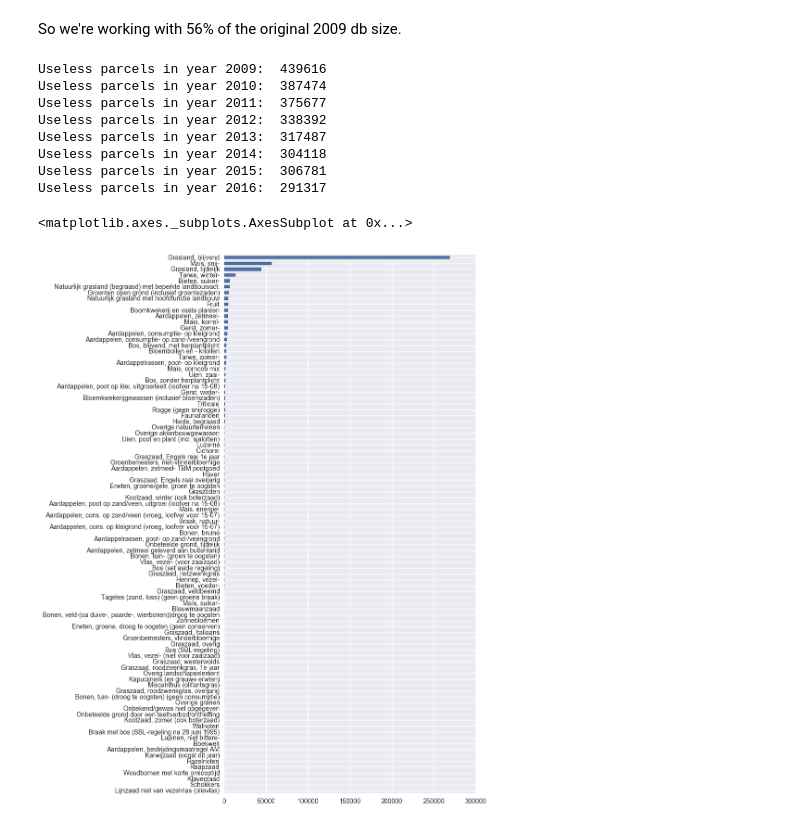
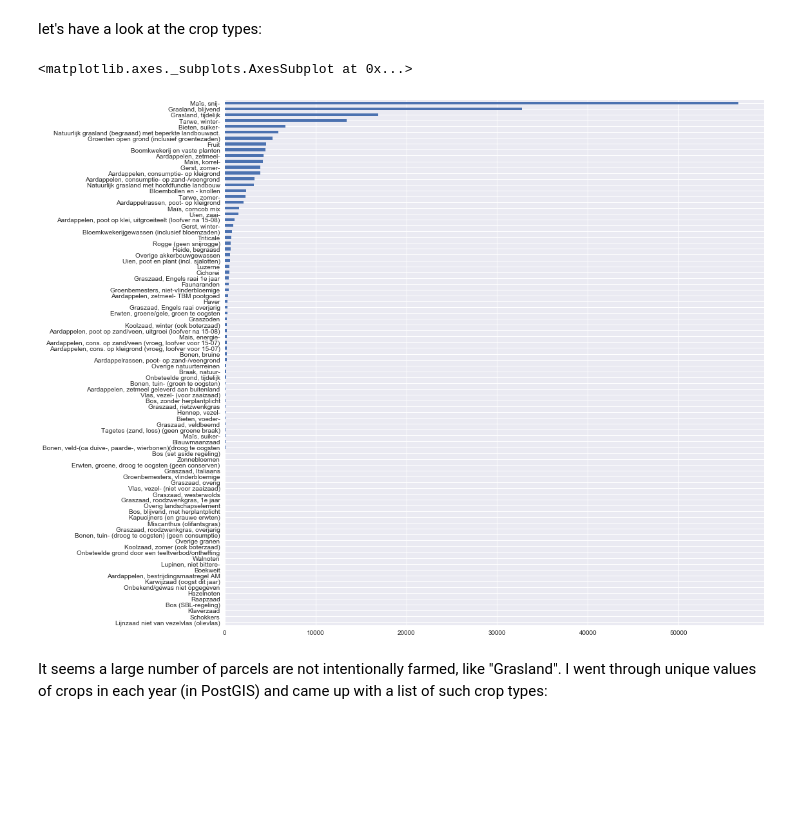
Before and after one commit to olix20/netherlands_crops_prediction, a Jupyter notebook: Predict Crops .ipynb, the cells around one changed output. Saved outputs shown, nothing was run; the diff lists cells and outputs as text; code cells hidden in the pictures; blank space fills up the shorter version.

Commit message:
Tidied up the notebook; added a potato_history feature to distinguish high-potential fields; started using geopandas for spatial plots/joins in python; started pulling soil data

```diff
--- a/Predict Crops .ipynb
+++ b/Predict Crops .ipynb
@@ -69,24 +77,15 @@ rowCounts.plot(title="Total number of Parcels per year", kind='line')
 # %%
 %%time
 
-refDf = pd.read_sql_query('select global_geo_id, centroid_x, centroid_y, gws_gewas as c2009 from "2009"', conn)
+refDf = gp.read_postgis('select global_geo_id, geom, centroid_x, centroid_y, gws_gewas as c2009 from "2009"', conn)
 
 
 for i in range(2010,2017):
     if i <2015:
-        tmp_df =  pd.read_sql_query('select gws_gewas as c'+str(i)+', global_geo_id from "'+str(i)+'"', conn)
+        q = 'select gws_gewas as c'+str(i)+', global_geo_id from "'+str(i)+'"'
     else: #table name for 2015 and 2016 is different
-        tmp_df =  pd.read_sql_query('select gws_gewas as c'+str(i)+', global_geo_id from "bf_'+str(i)+'"', conn)
+        q = 'select gws_gewas as c'+str(i)+', global_geo_id from "bf_'+str(i)+'"'
 
-#     print "nulls ", tmp_df["global_geo_id"].isnull().sum()#'c'+str(i)].isnull().sum()
+    tmp_df =  pd.read_sql_query(q, conn)
     refDf = refDf.merge(tmp_df,how="left")
-#     print "nulls ", refDf['c'+str(i)].isnull().sum()
-
-# df10 = pd.read_sql_query('select gid,gws_gewas, global_geo_id from "2010"', conn)
-# df11 = pd.read_sql_query('select gid,gws_gewas, global_geo_id from "2011"', conn)
-# df12 = pd.read_sql_query('select gid,gws_gewas, global_geo_id from "2012"', conn)
-# df13 = pd.read_sql_query('select gid,gws_gewas, global_geo_id from "2013"', conn)
-# df14 = pd.read_sql_query('select gid,gws_gewas, global_geo_id from "2014"', conn)
-# df15 = pd.read_sql_query('select gid,gws_gewas, global_geo_id from "bf_2015"', conn)
-# df16 = pd.read_sql_query('select gid,gws_gewas, global_geo_id from "bf_2016"', conn)
 # %% [output]
@@ -139,28 +119,9 @@ dataset size:  464060
-# %% [markdown]
-So we're working with 56% of the original 2009 db size.
-# %%
-
-useless_parcels = ["Braak, natuur-","Grasland, blijvend", "Onbekend/gewas niet opgegeven","Bos (SBL-regeling)",
-                  "Natuurlijk grasland met hoofdfunctie landbouw",\
-                  "Braak met bos (SBL-regeling na 28 juni 1995)",\
-                  "Natuurlijk grasland (begraasd) met beperkte landbouwact.",\
-                  "Dummycode voor dummypercelen",\
-                  "Overige natuurterreinen",\
-                    "Faunaranden"]
-
-for i in range(2009,2017):
-    print 'Useless parcels in year {}: '.format(i), refDf['c'+str(i)].isin(useless_parcels).sum()
-# %% [output]
-Useless parcels in year 2009:  439616
-Useless parcels in year 2010:  387474
-Useless parcels in year 2011:  375677
-Useless parcels in year 2012:  338392
-Useless parcels in year 2013:  317487
-Useless parcels in year 2014:  304118
-Useless parcels in year 2015:  306781
-Useless parcels in year 2016:  291317
+# %% [markdown]
+let's have a look at the crop types:
 # %%
-df_noNA.c2010.value_counts().sort_values().plot(kind='barh',figsize=(7, 15))
+df_noNA.c2010.value_counts().sort_values().plot(kind='barh',figsize=(15, 15))
 # %% [output]
 <matplotlib.axes._subplots.AxesSubplot at 0x...>
-[figure, old version]
+[figure, new version]
+# %% [markdown]
+It seems a large number of parcels are not intentionally farmed, like "Grasland". I went through unique values of crops in each year (in PostGIS) and came up with a list of such crop types:
```
Also changed, not shown: parts of 59 cells of this notebook.
